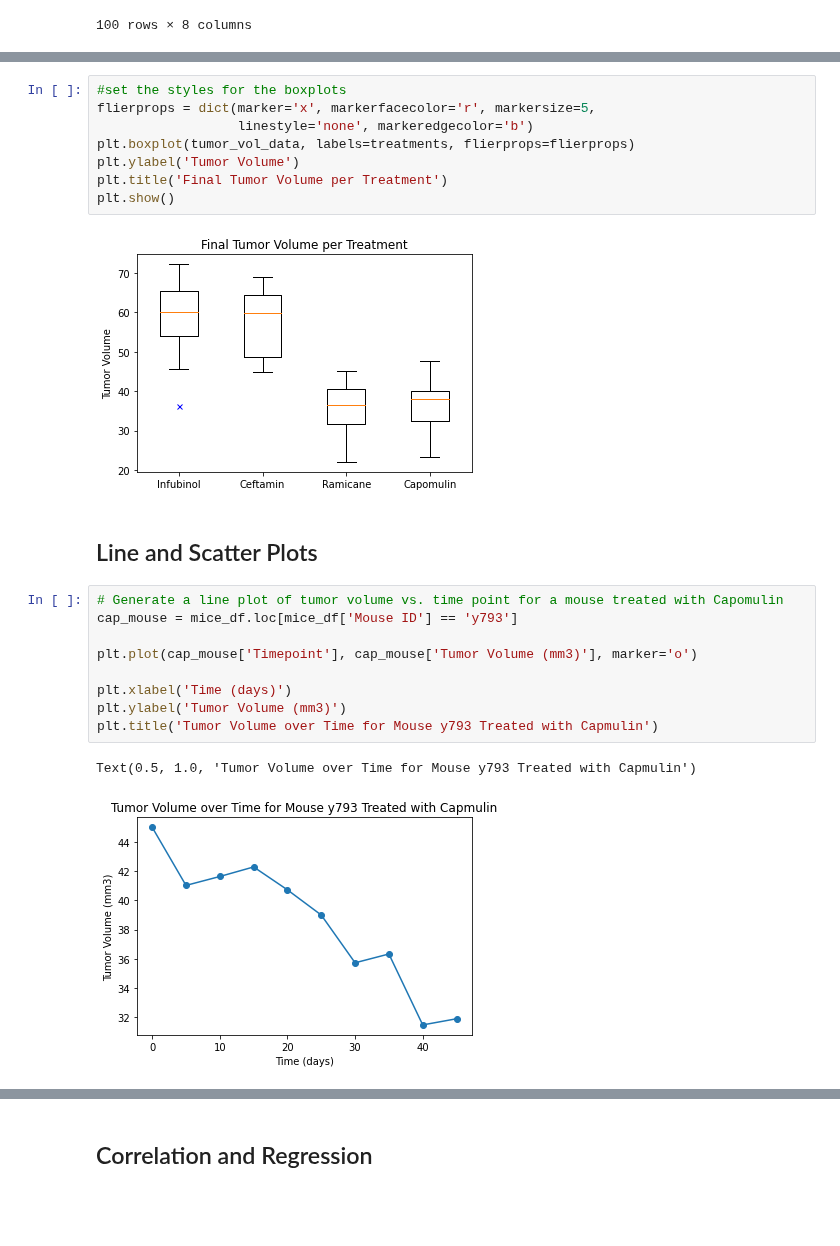
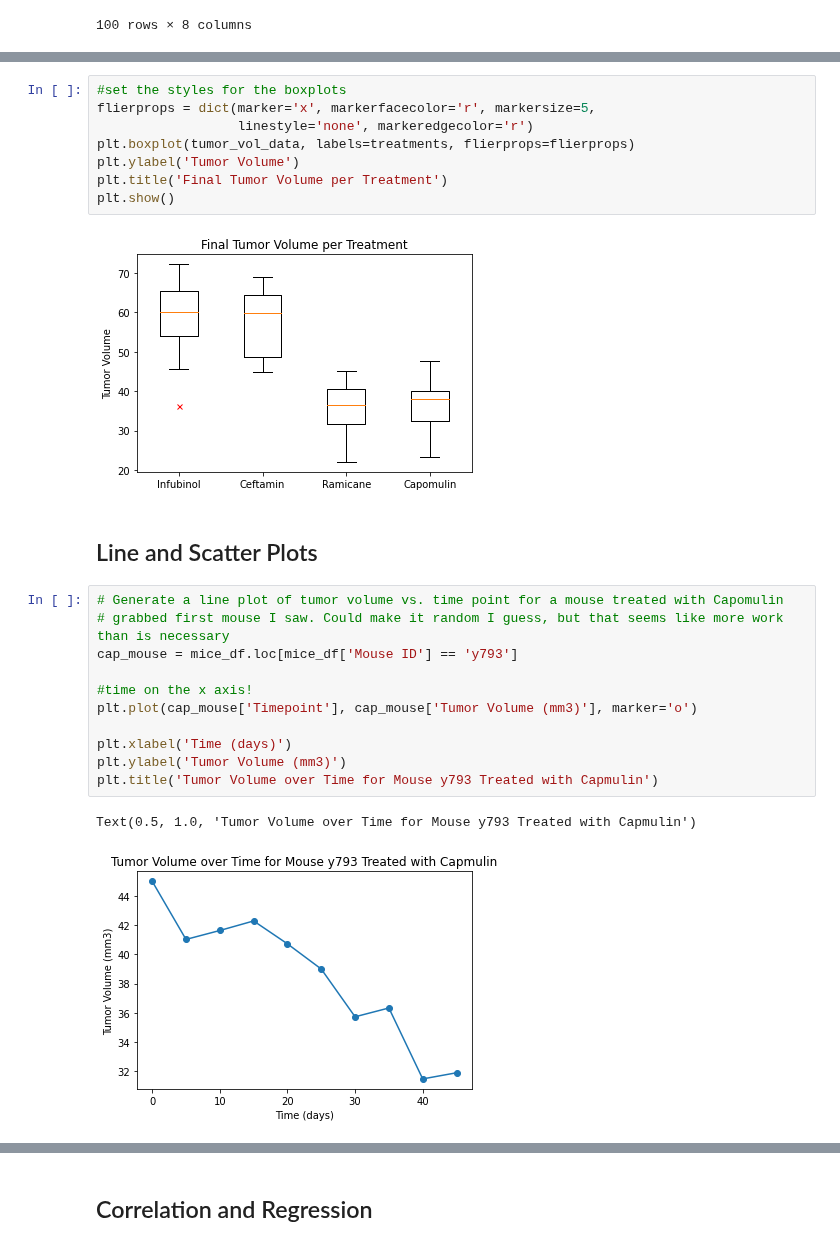
Before and after one commit to Munseaux/matplotlib-challenge, a Jupyter notebook: pymaceuticals.ipynb, the cells around one changed output, grey strips where cells are left out. Cells and saved outputs as stored; diff of their text form; blank space fills up the shorter version.

```diff
--- a/pymaceuticals.ipynb
+++ b/pymaceuticals.ipynb
@@ -237,19 +239,21 @@ Capomulin outliers: 0
 # %%
 #set the styles for the boxplots
 flierprops = dict(marker='x', markerfacecolor='r', markersize=5,
-                  linestyle='none', markeredgecolor='b')
+                  linestyle='none', markeredgecolor='r')
 plt.boxplot(tumor_vol_data, labels=treatments, flierprops=flierprops)
 plt.ylabel('Tumor Volume')
 plt.title('Final Tumor Volume per Treatment')
 plt.show()
 # %% [output]
-[figure, old version]
+[figure, new version]
 # %% [markdown]
 ## Line and Scatter Plots
 # %%
 # Generate a line plot of tumor volume vs. time point for a mouse treated with Capomulin
+# grabbed first mouse I saw. Could make it random I guess, but that seems like more work than is necessary
 cap_mouse = mice_df.loc[mice_df['Mouse ID'] == 'y793']
 
+#time on the x axis!
 plt.plot(cap_mouse['Timepoint'], cap_mouse['Tumor Volume (mm3)'], marker='o')
 
 plt.xlabel('Time (days)')
```
Also changed, not shown: parts of 9 cells of this notebook.
